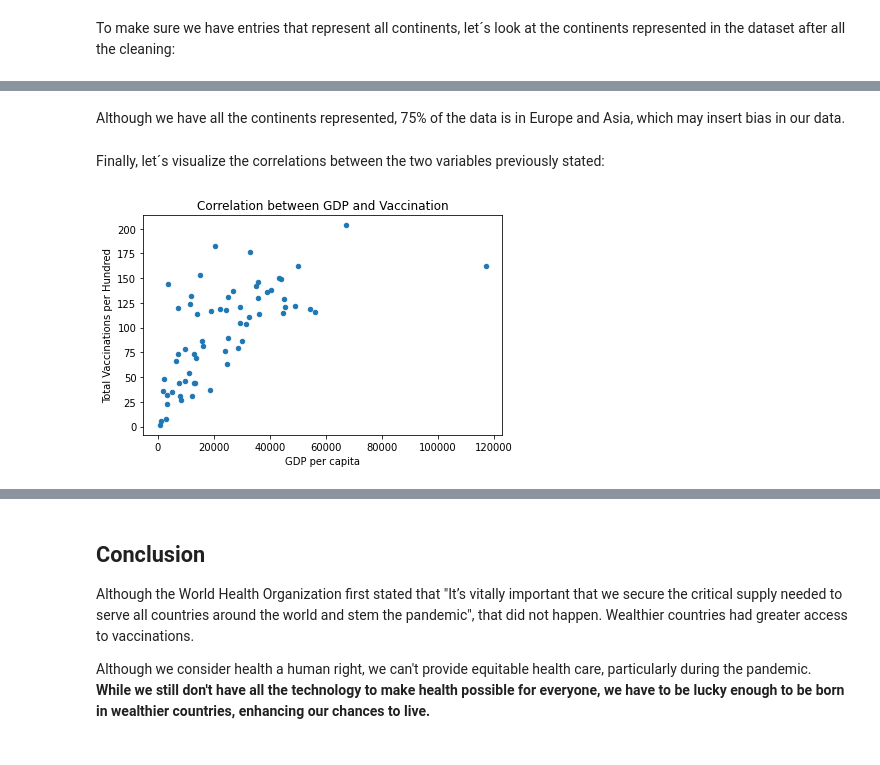
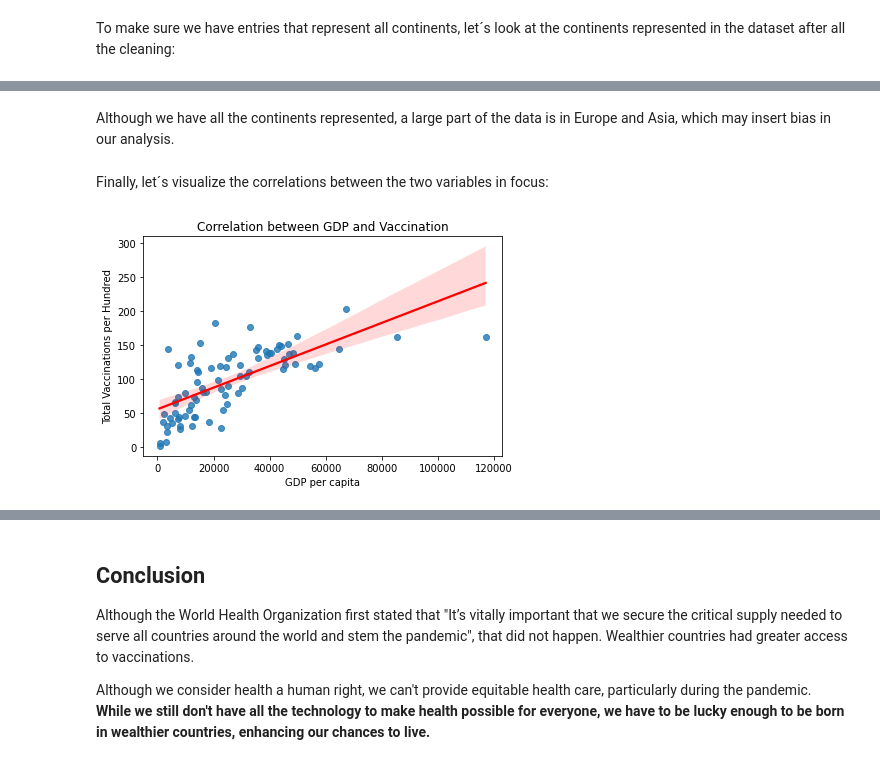
Before and after one commit to christianeloysio/Data_Science, a Jupyter notebook: Who_gets_to_live_during_the_pandemic?.ipynb, the cells around one changed output, grey strips where cells are left out. Cells and saved outputs as stored; diff of their text form; code cells hidden in the pictures.

```diff
--- a/Who_gets_to_live_during_the_pandemic?.ipynb
+++ b/Who_gets_to_live_during_the_pandemic?.ipynb
@@ -393,7 +364,7 @@ Timestamp('2021-10-06 00:00:00')
 # %% [markdown]
 Let´s keep only the entries that are from that specific date:
 # %%
-last_df = df[df.date == "2021-10-06"].copy()
+last_df = df[df.date == "2021-10-07"].copy()
 # %% [markdown]
 And delete the entries that have one of the two mentioned variables, or `continent` missing:
 # %%
@@ -426,16 +393,17 @@ Name: continent, dtype: int64
 # %% [markdown]
-Although we have all the continents represented, 75% of the data is in Europe and Asia, which may insert bias in our data.
+Although we have all the continents represented, a large part of the data is in Europe and Asia, which may insert bias in our analysis.
 # %% [markdown]
-Finally, let´s visualize the correlations between the two variables previously stated:
+Finally, let´s visualize the correlations between the two variables in focus:
 # %%
 fig, ax = plt.subplots()
 
-last_df.plot.scatter(x="gdp_per_capita", y="total_vaccinations_per_hundred", ax=ax)
+sns.regplot(x="gdp_per_capita", y="total_vaccinations_per_hundred",
+            line_kws={"color": "red"}, data=last_df, ax=ax)
 
 ax.set_title("Correlation between GDP and Vaccination")
 ax.set_xlabel("GDP per capita")
 ax.set_ylabel("Total Vaccinations per Hundred")
 
-plt.tight_layout()
+plt.tight_layout();
 # %% [output]
-[figure, old version]
+[figure, new version]
```
Also changed, not shown: parts of 23 cells of this notebook.
